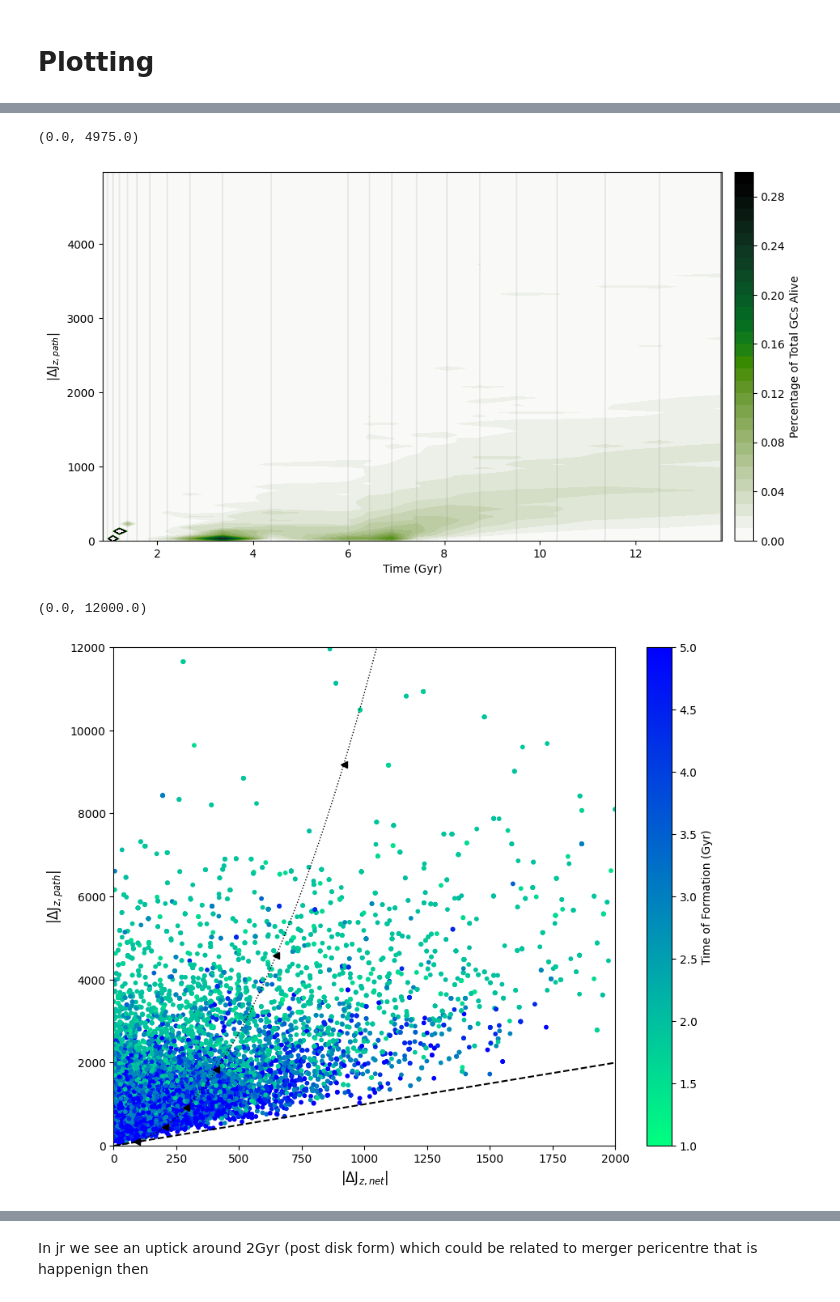
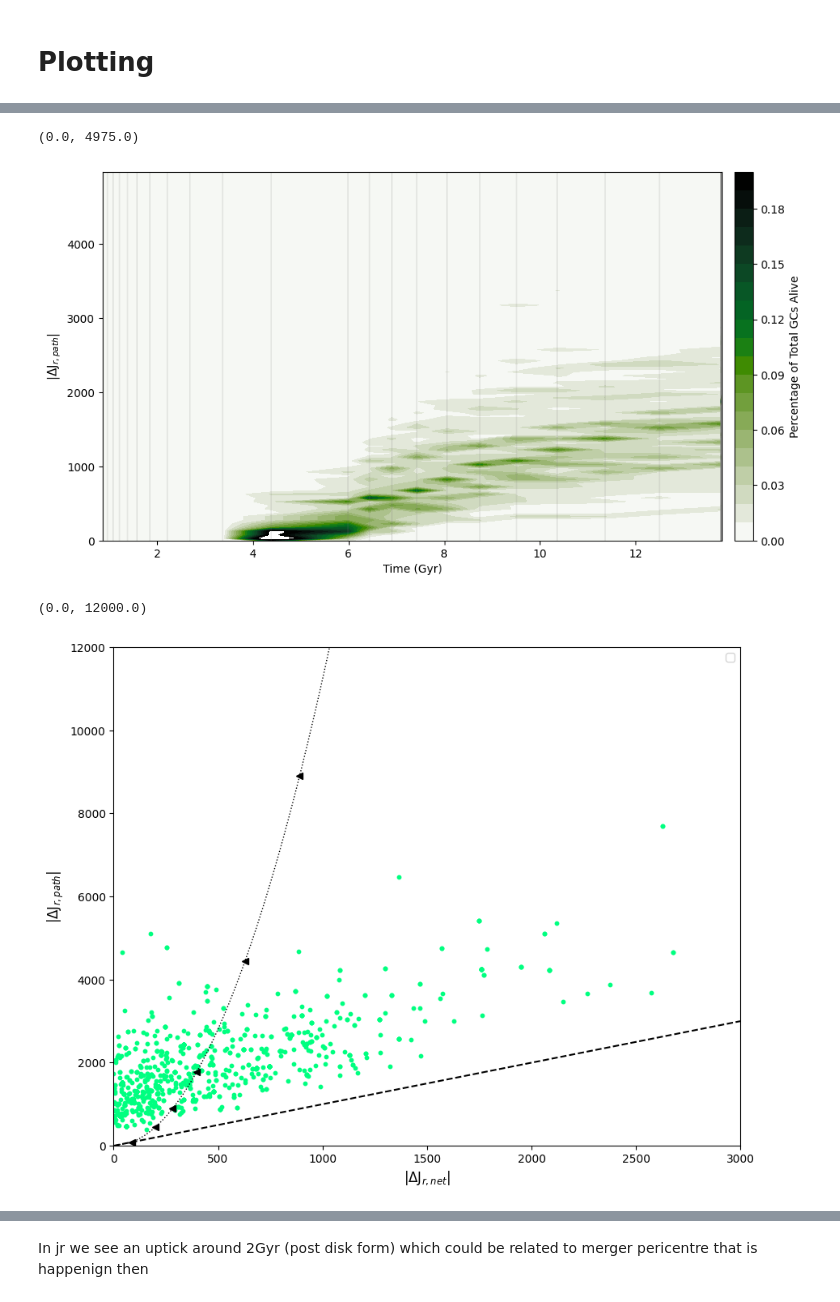
Before and after one commit to finn-pal/gc_statistics, a Jupyter notebook: plot_notebooks/diffusion_plots_ex.ipynb, the cells around one changed output, grey strips where cells are left out. Cells and saved outputs as stored; diff of their text form; code cells hidden in the pictures.

```diff
--- a/plot_notebooks/diffusion_plots_ex.ipynb
+++ b/plot_notebooks/diffusion_plots_ex.ipynb
@@ -24,7 +24,7 @@ from scipy.signal import savgol_filter
 from scipy.stats import binned_statistic_2d
 # %%
 sim = "m12i"
-group_id = 0
+group_id = 1920378
 disk_form = 6
 
 # about 2 minutes to run on 101 iterations
@@ -72,3 +73,9 @@ grp_lst = [int(grp) for grp in grp_dict[sim].keys()]
 grp_lst
 # %% [output]
 [0, 1920378, 4414957, 8580896, 13687078, 16199669, 19898495]
+# %%
+for grp in grp_lst:
+    src_dat = proc_data["it000"]["source"]
+    ana_msk = src_dat["analyse_flag"][()] == 1
+    grp_msk = src_dat["group_id"][()] == grp
+    print(grp, np.median(src_dat["t_acc"][ana_msk & grp_msk]))
@@ -176,9 +186,10 @@ for it_id in it_dict.keys():
 
         snp_dat = proc_data[it_id]["snapshots"][snap_id]
         acc_msk = snp_dat["now_accreted"][()] == 1
+        bnd_msk = snp_dat["bound_flag"][()] == 1
         grp_msk = snp_dat["group_id"][()] == group_id
 
-        gc_snp_lst = snp_dat["gc_id"][acc_msk & grp_msk]
+        gc_snp_lst = snp_dat["gc_id"][acc_msk & bnd_msk & grp_msk]
 
         for gcid in it_dict[it_id].keys():
             if gcid not in gc_snp_lst:
@@ -188,9 +199,9 @@ for it_id in it_dict.keys():
                 it_dict[it_id][gcid]["jz"].append(0)
 
             else:
-                gcid_idx = np.where(snp_dat["gc_id"][acc_msk & grp_msk] == gcid)[0][0]
-                et_norm = snp_dat["et_norm"][acc_msk & grp_msk][gcid_idx]
-                j_cyl = snp_dat["j.cyl"][acc_msk & grp_msk][gcid_idx]
+                gcid_idx = np.where(snp_dat["gc_id"][acc_msk & bnd_msk & grp_msk] == gcid)[0][0]
+                et_norm = snp_dat["et_norm"][acc_msk & bnd_msk & grp_msk][gcid_idx]
+                j_cyl = snp_dat["j.cyl"][acc_msk & bnd_msk & grp_msk][gcid_idx]
 
                 it_dict[it_id][gcid]["et_norm"].append(et_norm)
                 it_dict[it_id][gcid]["jr"].append(j_cyl[0])
@@ -262,7 +273,7 @@ for it_id in it_dict.keys():
 # %% [markdown]
 # Plotting
 # %%
-var = "jz"  # et_norm, jr, jp, jz
+var = "jr"  # et_norm, jr, jp, jz
 # %%
 var_dict = {
     "et_norm": {"d_max": 1.5, "d_bin": 0.1, "vmax": 1, "vsize": 0.05, "label": r"$\Delta$e$_{path}$"},
@@ -440,9 +451,9 @@ for xi in x:
 ax.set_ylim(0, d_max - d_bin_size / 2)
 # %% [output]
 (0.0, 4975.0)
-[figure, old version]
+[figure, new version]
 # %%
-by_age = True
+by_age = False
 
 var_dict = {
     "et_norm": {
@@ -513,34 +524,34 @@ for it_id in it_dict:
         gc_step = np.abs(gc_delta[gc_delta != 0])
         gc_step = gc_step[np.isfinite(gc_step)]
         gc_step_dist = np.concatenate((gc_step_dist, gc_step))
 
 # step_size = np.mean(gc_step_dist) / num_steps
 step_size = np.mean(gc_step_dist)
 # step_size = np.median(gc_step_dist)
 
 walk_steps = 1000
 gc_path_1D = [step_size * n for n in range(walk_steps)]
 gc_net_1D = [step_size * np.sqrt(n) for n in range(walk_steps)]
 
 n_lst = np.array([1, 5, 10, 20, 50, 100])
 plt.plot(gc_net_1D, gc_path_1D, c="k", ls="dotted", lw=1)
 plt.plot(step_size * np.sqrt(n_lst), step_size * n_lst, c="k", ls="", lw=1, marker="<", markersize=6)
 
 
 xlim = var_dict[var]["xlim"]
 ylim = var_dict[var]["ylim"]
 
 max_val = np.max([xlim, ylim])
 
 plt.plot([0, max_val], [0, max_val], c="k", ls="--")
 plt.xlabel(var_dict[var]["xlab"], fontsize=12)
 plt.ylabel(var_dict[var]["ylab"], fontsize=12)
 
 plt.xlim([0, xlim])
 plt.ylim([0, ylim])
 # %% [output]
 (0.0, 12000.0)
-[figure, old version]
+[figure, new version]
 # %%
 # SETTINGS
 plot_type = "abs"
```
Also changed, not shown: parts of 7 cells of this notebook, 23 other files.
